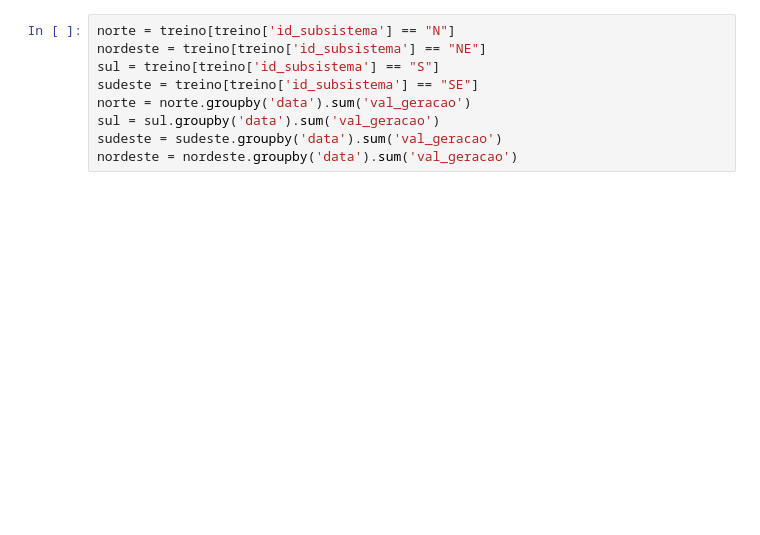
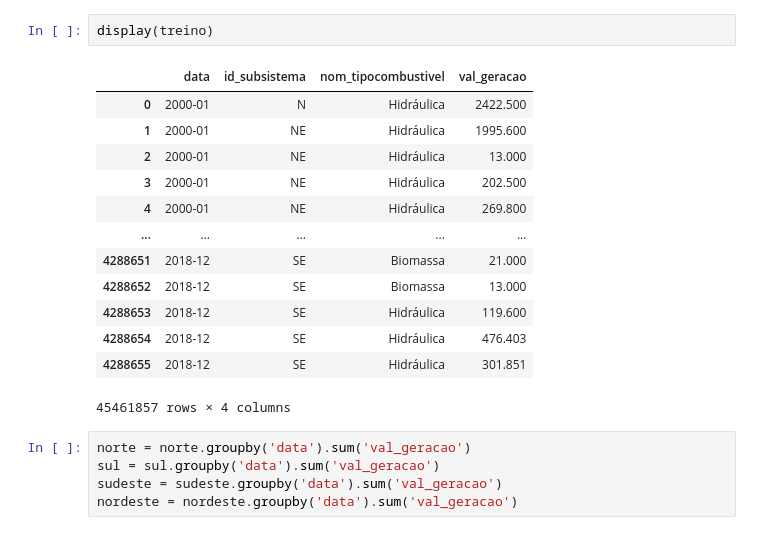
Before and after one commit to ppbgarcia/bootcamp20241, a Jupyter notebook: eda.ipynb, the cells around one changed output. Cells and saved outputs as stored; diff of their text form; blank space fills up the shorter version.

```diff
--- a/eda.ipynb
+++ b/eda.ipynb
@@ -53,8 +45,20 @@ KeyError: "['nom_subsistema', 'nom_estado', 'ceg', 'id_ons', 'nom_tipousina', 'n
+# %%
+display(treino)
+# %% [output]
+|  | data | id_subsistema | nom_tipocombustivel | val_geracao |
+| 0 | 2000-01 | N | Hidráulica | 2422.500 |
+| 1 | 2000-01 | NE | Hidráulica | 1995.600 |
+| 2 | 2000-01 | NE | Hidráulica | 13.000 |
+| 3 | 2000-01 | NE | Hidráulica | 202.500 |
+| 4 | 2000-01 | NE | Hidráulica | 269.800 |
+| ... | ... | ... | ... | ... |
+| 4288651 | 2018-12 | SE | Biomassa | 21.000 |
+| 4288652 | 2018-12 | SE | Biomassa | 13.000 |
+| 4288653 | 2018-12 | SE | Hidráulica | 119.600 |
+| 4288654 | 2018-12 | SE | Hidráulica | 476.403 |
+| 4288655 | 2018-12 | SE | Hidráulica | 301.851 |
+45461857 rows × 4 columns
 # %%
-norte = treino[treino['id_subsistema'] == "N"]
-nordeste = treino[treino['id_subsistema'] == "NE"]
-sul = treino[treino['id_subsistema'] == "S"]
-sudeste = treino[treino['id_subsistema'] == "SE"]
 norte = norte.groupby('data').sum('val_geracao')
 sul = sul.groupby('data').sum('val_geracao')
 sudeste = sudeste.groupby('data').sum('val_geracao')
```
Also changed, not shown: parts of 13 cells of this notebook.
